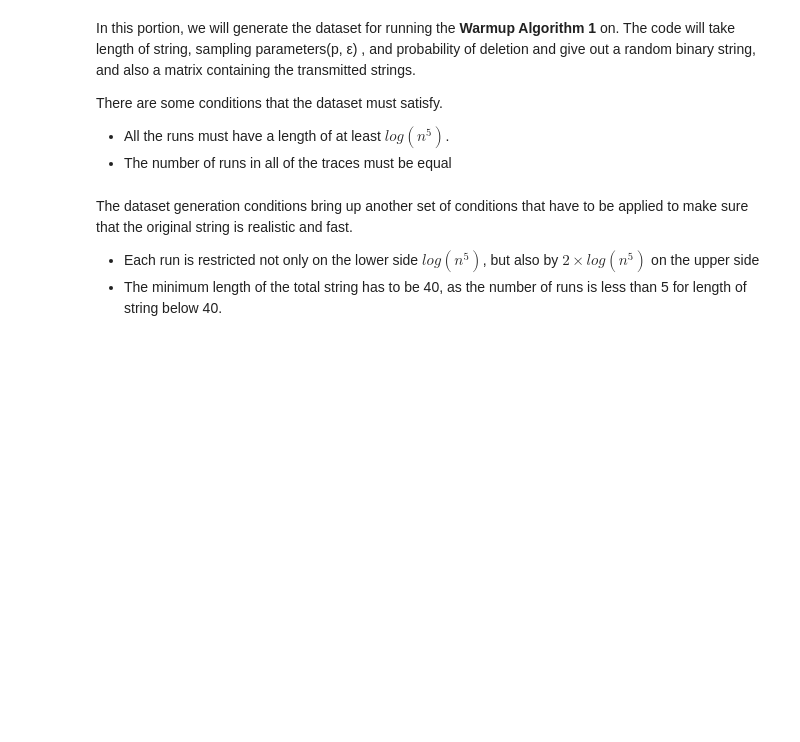
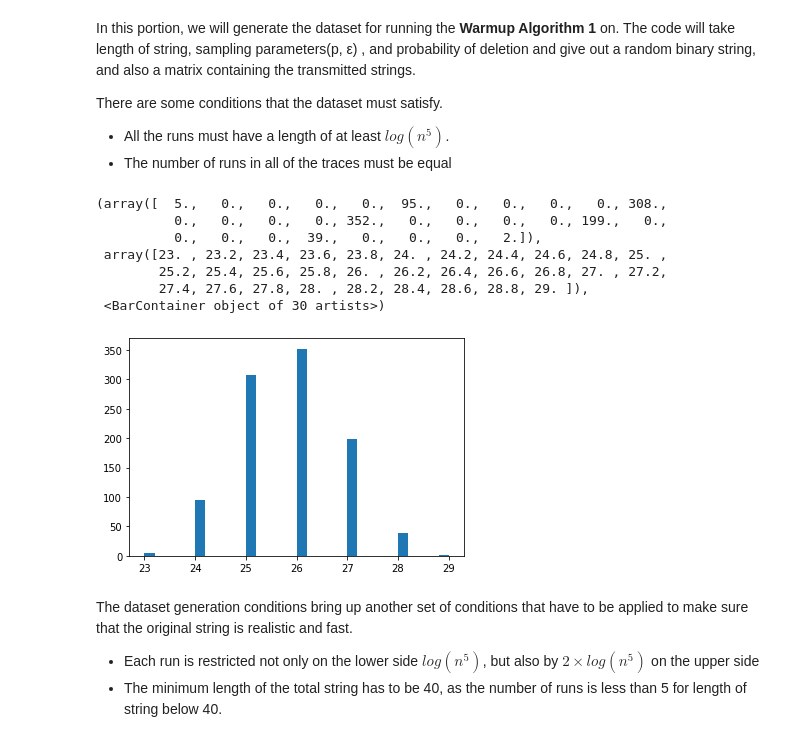
Before and after one commit to IonUdvas/DNATraceRecon, a Jupyter notebook: notebooks/Approximate Trace Reconstruction.ipynb, the cells around one changed output. Saved outputs shown, nothing was run; the diff lists cells and outputs as text; code cells hidden in the pictures; blank space fills up the shorter version.

```diff
--- a/notebooks/Approximate Trace Reconstruction.ipynb
+++ b/notebooks/Approximate Trace Reconstruction.ipynb
@@ -86,11 +160,10 @@ There are some conditions that the dataset must satisfy.
  - All the runs must have a length of at least $log(n^{5})$.
  - The number of runs in all of the traces must be equal
 # %%
-def originString(length):
-
+def originString(length,q):
     temp = []
     tmp = 0
-    a = round(math.log10(length**5))
+    a = round(math.log(length**5,(1/q)))
     bit = random.randint(0,1)
 
     while(len(temp) < length):
@@ -108,15 +181,17 @@ def originString(length):
     else:
         return temp,0
 # %%
-def createDataSet(length, p, _epsilon, prob):
-    noOfTransmissions = round((2 * math.log10(length)) /(p*_epsilon*_epsilon))
+def createDataSet(length, prob, _epsilon):
+    q = prob/100
+    p = 1-q
+    noOfTransmissions = round((2 * math.log(length,(1/q))) /(p*_epsilon*_epsilon))
 
     matrix = np.zeros((noOfTransmissions,length),dtype=int)
 
     tmp = 0
 
     while(tmp != 1):
-        temp, tmp = originString(length)
+        temp, tmp = originString(length,q)
     transmittedString = np.array(temp)
     temp = np.array([temp])
 
@@ -141,13 +216,22 @@ def createDataSet(length, p, _epsilon, prob):
 
     return transmittedString, matrix, p, runs
 # %%
-# t = []
-# for i in range(1000):
-#     _,_,m  = createDataSet(480, 1,1,1)
-#     t.append(m)
+t = []
+for i in range(1000):
+    _,_,_,m  = createDataSet(480, 10,1)
+    t.append(m)
 
-# t = np.array(t)
-# plt.hist(t, bins='auto')
+t = np.array(t)
+plt.hist(t, bins='auto')
+# %% [output]
+(array([  5.,   0.,   0.,   0.,   0.,  95.,   0.,   0.,   0.,   0., 308.,
+          0.,   0.,   0.,   0., 352.,   0.,   0.,   0.,   0., 199.,   0.,
+          0.,   0.,   0.,  39.,   0.,   0.,   0.,   2.]),
+ array([23. , 23.2, 23.4, 23.6, 23.8, 24. , 24.2, 24.4, 24.6, 24.8, 25. ,
+        25.2, 25.4, 25.6, 25.8, 26. , 26.2, 26.4, 26.6, 26.8, 27. , 27.2,
+        27.4, 27.6, 27.8, 28. , 28.2, 28.4, 28.6, 28.8, 29. ]),
+ <BarContainer object of 30 artists>)
+[figure, added]
 # %% [markdown]
 The dataset generation conditions bring up another set of conditions that have to be applied to make sure that the original string is realistic and fast.
 
```
Also changed, not shown: parts of 8 cells of this notebook, 2 other files.
